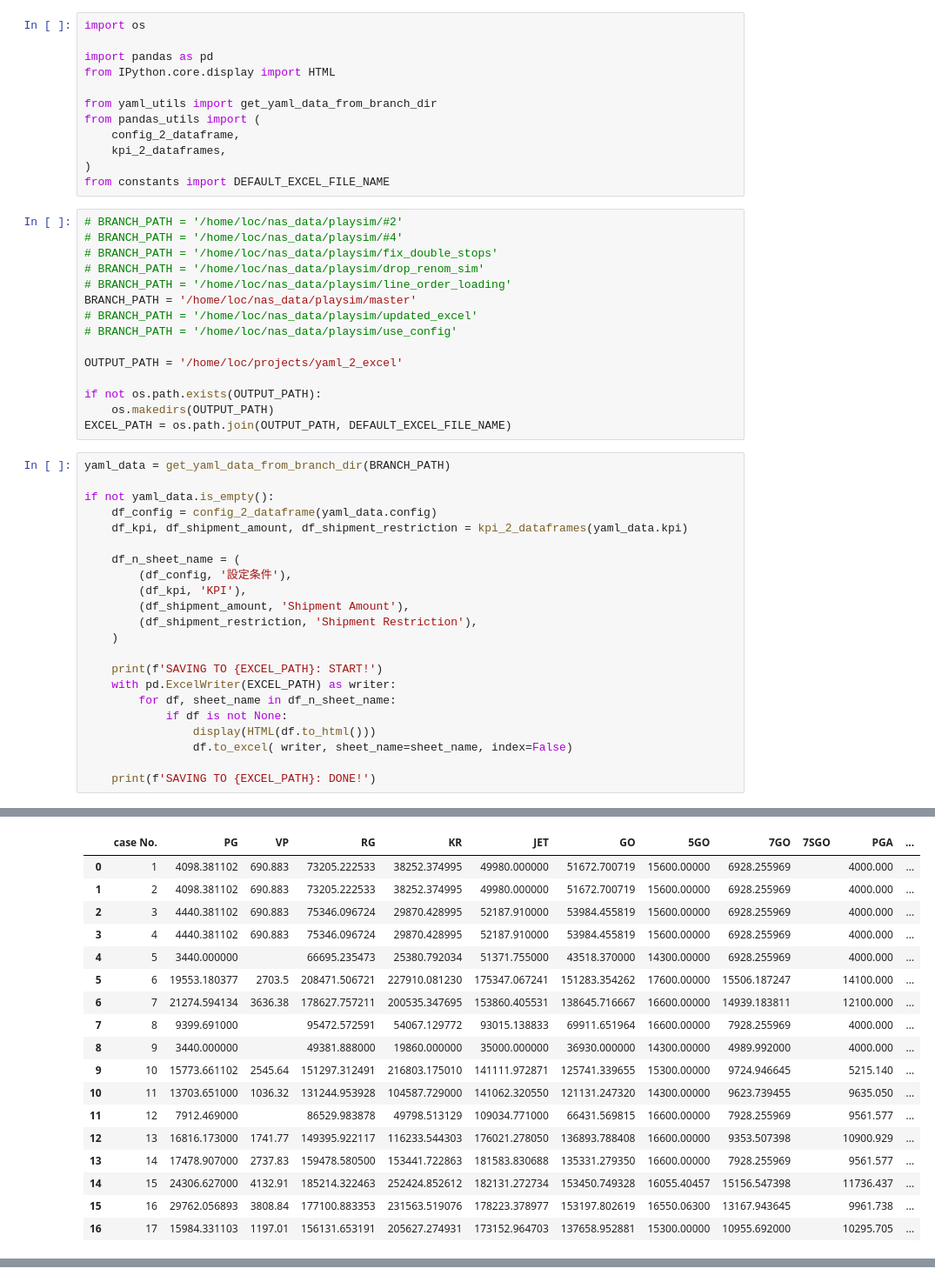
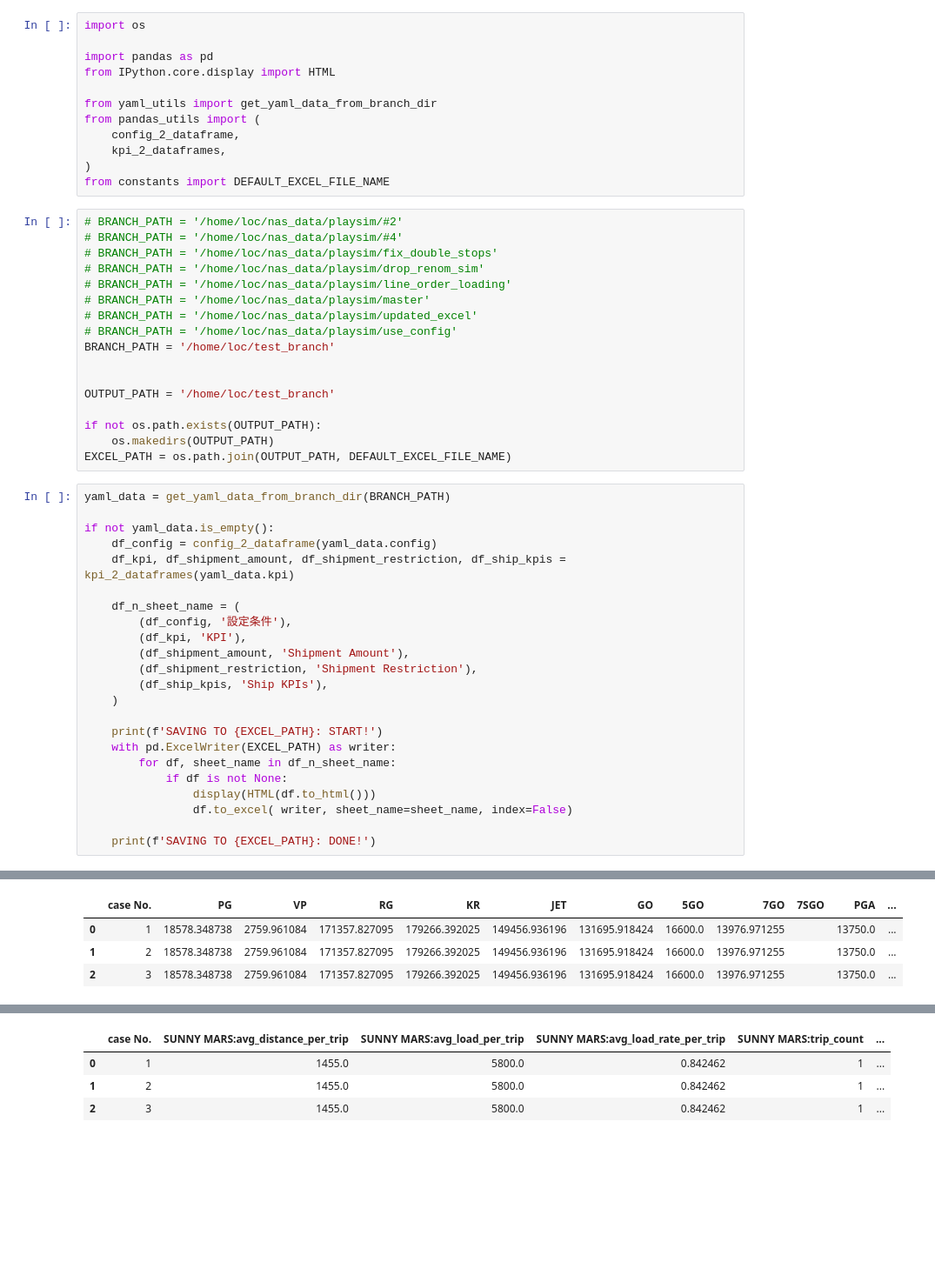
Before and after one commit to hoangloc0402/playsim_output_2_excel, a Jupyter notebook: compile_yaml.ipynb, the cells around one changed output, grey strips where cells are left out. Shown at 87% size. Saved outputs shown, nothing was run; the diff lists cells and outputs as text; blank space fills up the shorter version.

Commit message:
add Ship KPIs sheet

```diff
--- a/compile_yaml.ipynb
+++ b/compile_yaml.ipynb
@@ -21,11 +21,13 @@ from constants import DEFAULT_EXCEL_FILE_NAME
 # BRANCH_PATH = '/home/loc/nas_data/playsim/fix_double_stops'
 # BRANCH_PATH = '/home/loc/nas_data/playsim/drop_renom_sim'
 # BRANCH_PATH = '/home/loc/nas_data/playsim/line_order_loading'
-BRANCH_PATH = '/home/loc/nas_data/playsim/master'
+# BRANCH_PATH = '/home/loc/nas_data/playsim/master'
 # BRANCH_PATH = '/home/loc/nas_data/playsim/updated_excel'
 # BRANCH_PATH = '/home/loc/nas_data/playsim/use_config'
+BRANCH_PATH = '/home/loc/test_branch'
 
-OUTPUT_PATH = '/home/loc/projects/yaml_2_excel'
+
+OUTPUT_PATH = '/home/loc/test_branch'
 
 if not os.path.exists(OUTPUT_PATH):
     os.makedirs(OUTPUT_PATH)
@@ -35,13 +37,14 @@ yaml_data = get_yaml_data_from_branch_dir(BRANCH_PATH)
 
 if not yaml_data.is_empty():
     df_config = config_2_dataframe(yaml_data.config)
-    df_kpi, df_shipment_amount, df_shipment_restriction = kpi_2_dataframes(yaml_data.kpi)
+    df_kpi, df_shipment_amount, df_shipment_restriction, df_ship_kpis = kpi_2_dataframes(yaml_data.kpi)
 
     df_n_sheet_name = (
         (df_config, '設定条件'),
         (df_kpi, 'KPI'),
         (df_shipment_amount, 'Shipment Amount'),
         (df_shipment_restriction, 'Shipment Restriction'),
+        (df_ship_kpis, 'Ship KPIs'),
     )
 
     print(f'SAVING TO {EXCEL_PATH}: START!')
@@ -109,19 +74,5 @@ SAVING TO /home/loc/projects/yaml_2_excel/playsim_yaml_compiled.xlsx: START!
 |  | case No. | PG | VP | RG | KR | JET | GO | 5GO | 7GO | 7SGO | PGA | ... |
-| 0 | 1 | 4098.381102 | 690.883 | 73205.222533 | 38252.374995 | 49980.000000 | 51672.700719 | 15600.00000 | 6928.255969 |  | 4000.000 | ... |
-| 1 | 2 | 4098.381102 | 690.883 | 73205.222533 | 38252.374995 | 49980.000000 | 51672.700719 | 15600.00000 | 6928.255969 |  | 4000.000 | ... |
-| 2 | 3 | 4440.381102 | 690.883 | 75346.096724 | 29870.428995 | 52187.910000 | 53984.455819 | 15600.00000 | 6928.255969 |  | 4000.000 | ... |
-| 3 | 4 | 4440.381102 | 690.883 | 75346.096724 | 29870.428995 | 52187.910000 | 53984.455819 | 15600.00000 | 6928.255969 |  | 4000.000 | ... |
-| 4 | 5 | 3440.000000 |  | 66695.235473 | 25380.792034 | 51371.755000 | 43518.370000 | 14300.00000 | 6928.255969 |  | 4000.000 | ... |
-| 5 | 6 | 19553.180377 | 2703.5 | 208471.506721 | 227910.081230 | 175347.067241 | 151283.354262 | 17600.00000 | 15506.187247 |  | 14100.000 | ... |
-| 6 | 7 | 21274.594134 | 3636.38 | 178627.757211 | 200535.347695 | 153860.405531 | 138645.716667 | 16600.00000 | 14939.183811 |  | 12100.000 | ... |
-| 7 | 8 | 9399.691000 |  | 95472.572591 | 54067.129772 | 93015.138833 | 69911.651964 | 16600.00000 | 7928.255969 |  | 4000.000 | ... |
-| 8 | 9 | 3440.000000 |  | 49381.888000 | 19860.000000 | 35000.000000 | 36930.000000 | 14300.00000 | 4989.992000 |  | 4000.000 | ... |
-| 9 | 10 | 15773.661102 | 2545.64 | 151297.312491 | 216803.175010 | 141111.972871 | 125741.339655 | 15300.00000 | 9724.946645 |  | 5215.140 | ... |
-| 10 | 11 | 13703.651000 | 1036.32 | 131244.953928 | 104587.729000 | 141062.320550 | 121131.247320 | 14300.00000 | 9623.739455 |  | 9635.050 | ... |
-| 11 | 12 | 7912.469000 |  | 86529.983878 | 49798.513129 | 109034.771000 | 66431.569815 | 16600.00000 | 7928.255969 |  | 9561.577 | ... |
-| 12 | 13 | 16816.173000 | 1741.77 | 149395.922117 | 116233.544303 | 176021.278050 | 136893.788408 | 16600.00000 | 9353.507398 |  | 10900.929 | ... |
-| 13 | 14 | 17478.907000 | 2737.83 | 159478.580500 | 153441.722863 | 181583.830688 | 135331.279350 | 16600.00000 | 7928.255969 |  | 9561.577 | ... |
-| 14 | 15 | 24306.627000 | 4132.91 | 185214.322463 | 252424.852612 | 182131.272734 | 153450.749328 | 16055.40457 | 15156.547398 |  | 11736.437 | ... |
-| 15 | 16 | 29762.056893 | 3808.84 | 177100.883353 | 231563.519076 | 178223.378977 | 153197.802619 | 16550.06300 | 13167.943645 |  | 9961.738 | ... |
-| 16 | 17 | 15984.331103 | 1197.01 | 156131.653191 | 205627.274931 | 173152.964703 | 137658.952881 | 15300.00000 | 10955.692000 |  | 10295.705 | ... |
+| 0 | 1 | 18578.348738 | 2759.961084 | 171357.827095 | 179266.392025 | 149456.936196 | 131695.918424 | 16600.0 | 13976.971255 |  | 13750.0 | ... |
+| 1 | 2 | 18578.348738 | 2759.961084 | 171357.827095 | 179266.392025 | 149456.936196 | 131695.918424 | 16600.0 | 13976.971255 |  | 13750.0 | ... |
+| 2 | 3 | 18578.348738 | 2759.961084 | 171357.827095 | 179266.392025 | 149456.936196 | 131695.918424 | 16600.0 | 13976.971255 |  | 13750.0 | ... |
 |  | case No. | PG | VP | RG | KR | JET | GO | 5GO | 7GO | 7SGO | PGA | ... |
@@ -144,0 +82,4 @@ SAVING TO /home/loc/projects/yaml_2_excel/playsim_yaml_compiled.xlsx: START!
+|  | case No. | SUNNY MARS:avg_distance_per_trip | SUNNY MARS:avg_load_per_trip | SUNNY MARS:avg_load_rate_per_trip | SUNNY MARS:trip_count | ... |
+| 0 | 1 | 1455.0 | 5800.0 | 0.842462 | 1 | ... |
+| 1 | 2 | 1455.0 | 5800.0 | 0.842462 | 1 | ... |
+| 2 | 3 | 1455.0 | 5800.0 | 0.842462 | 1 | ... |
```
Also changed, not shown: parts of 1 cell of this notebook, 2 other files.
